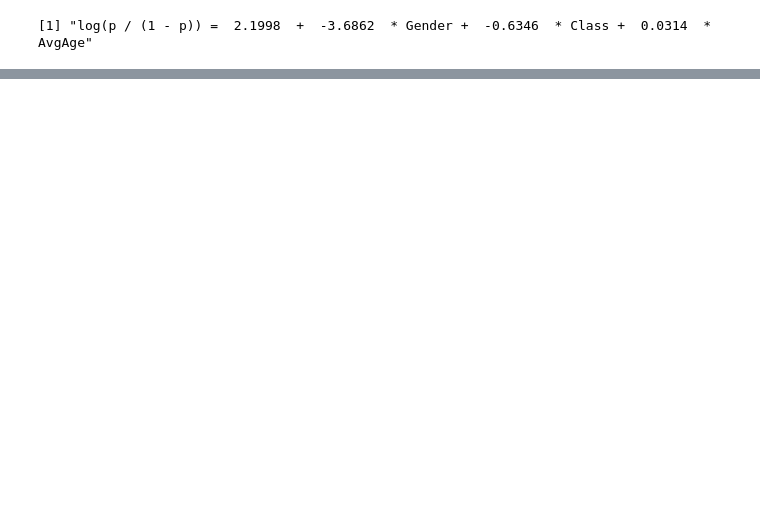
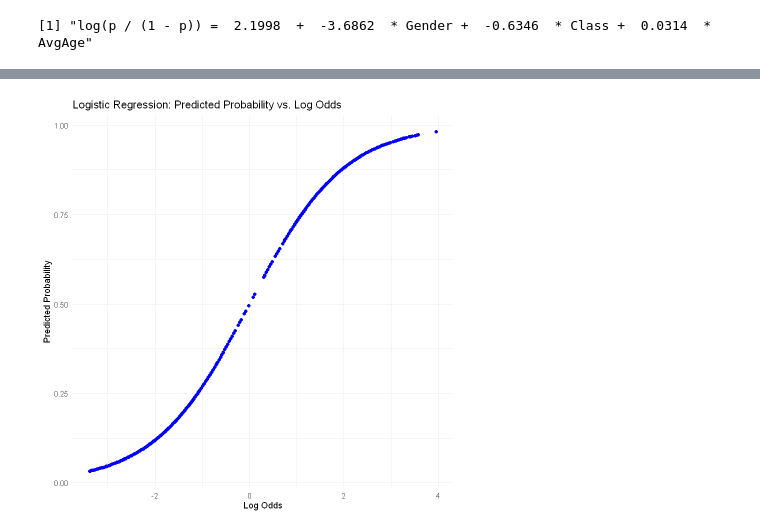
Before and after one commit to Mr0022/Titanic, a Jupyter notebook: newton_raphson.ipynb, the cells around one changed output, grey strips where cells are left out. Drawn from its saved outputs; the diff is of its cells as text; code cells hidden in the pictures; blank space fills up the shorter version.

```diff
--- a/newton_raphson.ipynb
+++ b/newton_raphson.ipynb
@@ -215,0 +161,36 @@ The following objects are masked from 'package:base':
+# %%
+# Load the dataset
+
+df <- df_clean
+df$Sex <- ifelse(df$Sex == "male", 1, 0)
+
+
+# Equation parameters
+intercept <- 2.1998
+coef_gender <- -3.6862
+coef_class <- -0.6346
+coef_avg_age <- 0.0314
+
+# Define the logistic function
+logistic <- function(log_odds) {
+  return(1 / (1 + exp(-log_odds)))
+}
+# Convert 'Sex' column to numeric (male = 1, female = 0)
+# Calculate log odds
+df <- df %>%
+  mutate(
+    log_odds = intercept + coef_gender * Sex + coef_class * Pclass + coef_avg_age * Age,
+    predicted_probability = logistic(log_odds)
+  )
+
+# Plot
+ggplot(df, aes(x = log_odds, y = predicted_probability)) +
+  geom_point(color = 'blue') +
+  labs(
+    title = "Logistic Regression: Predicted Probability vs. Log Odds",
+    x = "Log Odds",
+    y = "Predicted Probability"
+  ) +
+  theme_minimal()
+# %% [output]
+[figure, added]
```
Also changed, not shown: parts of 1 cell of this notebook.
